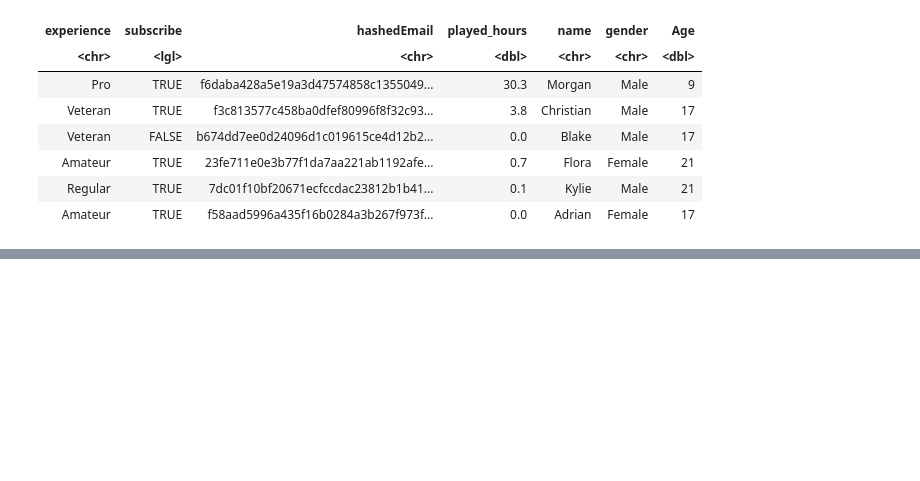
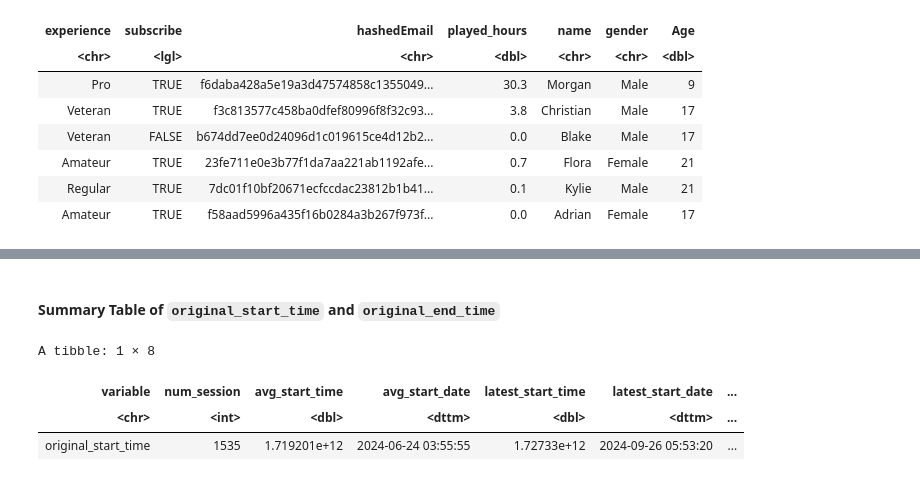
Before and after one commit to Lemiao-Yang/Data_Science_Project, a Jupyter notebook: DSCI_Project.ipynb, the cells around one changed output, grey strips where cells are left out. Drawn from its saved outputs; the diff is of its cells as text; code cells hidden in the pictures; blank space fills up the shorter version.

```diff
--- a/DSCI_Project.ipynb
+++ b/DSCI_Project.ipynb
@@ -114,3 +143,24 @@ A tibble: 6 × 5
 | bfce39c89d6549f2bb94d8064d3ce69dc... | 25/07/2024 03:22 | 25/07/2024 03:58 | 1.72188e+12 | 1.72188e+12 |
 | 36d9cbb4c6bc0c1a6911436d2da0d09ec... | 25/05/2024 16:01 | 25/05/2024 16:12 | 1.71665e+12 | 1.71665e+12 |
 | bfce39c89d6549f2bb94d8064d3ce69dc... | 23/06/2024 15:08 | 23/06/2024 17:10 | 1.71916e+12 | 1.71916e+12 |
+# %% [markdown]
+#### Summary Table of `original_start_time` and `original_end_time`
+# %%
+summary_original_start_time <- session_data |>
+    select(original_start_time) |>
+    summarize(variable = "original_start_time",
+              num_session = n(),
+              avg_start_time = mean(original_start_time, na.rm = TRUE),
+              avg_start_date = as.POSIXct(mean(original_start_time, na.rm = TRUE)/1000, origin = "1970-01-01", tz = "UTC"),
+
+              latest_start_time = max(original_start_time, na.rm = TRUE),
+              latest_start_date = as.POSIXct(max(original_start_time, na.rm = TRUE)/1000, origin = "1970-01-01", tz = "UTC"),
+
+              earliest_start_time = min(original_start_time, na.rm = TRUE),
+              earliest_start_date = as.POSIXct(min(original_start_time, na.rm = TRUE)/1000, origin = "1970-01-01", tz = "UTC"))
+summary_original_start_time
+# %% [output]
+A tibble: 1 × 8
+| variable | num_session | avg_start_time | avg_start_date | latest_start_time | latest_start_date | ... |
+| <chr> | <int> | <dbl> | <dttm> | <dbl> | <dttm> | ... |
+| original_start_time | 1535 | 1.719201e+12 | 2024-06-24 03:55:55 | 1.72733e+12 | 2024-09-26 05:53:20 | ... |
```
Also changed, not shown: parts of 14 cells of this notebook.
